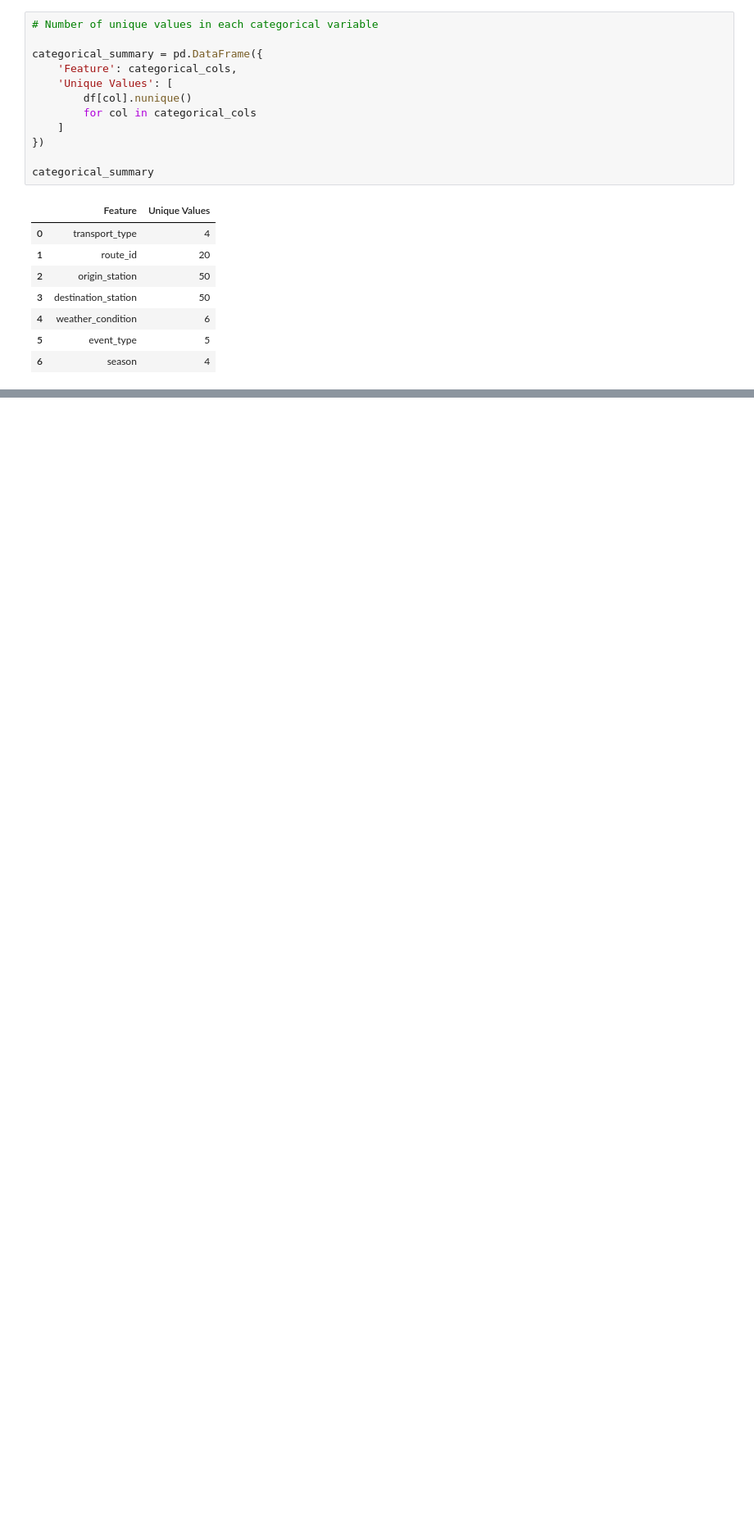
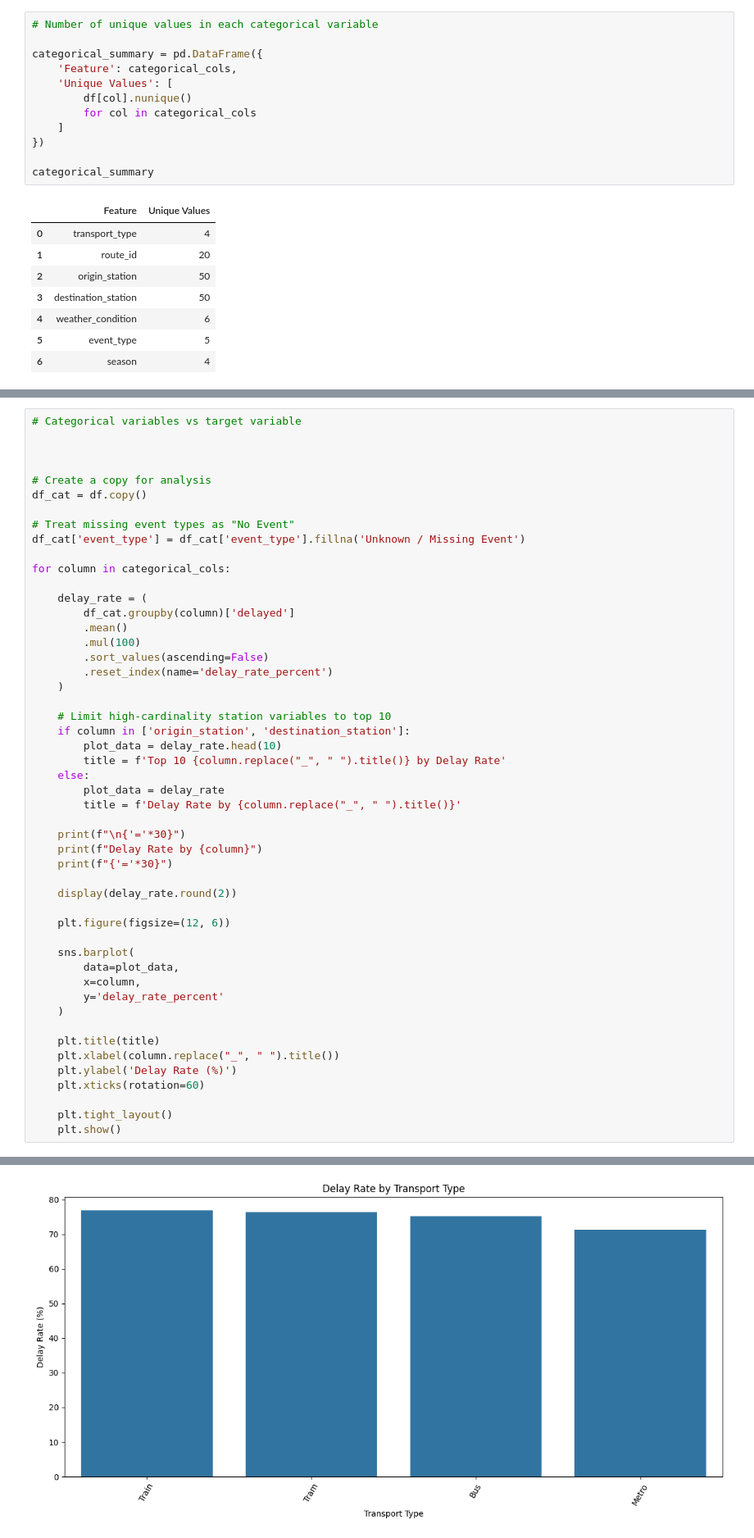
Before and after one commit to srisathvika/Public-Transport-Delay-Prediction, a Jupyter notebook: notebooks/01_Data_Understanding_and_EDA.ipynb, the cells around one changed output, grey strips where cells are left out. Shown at 82% size. Cells and saved outputs as stored; diff of their text form; blank space fills up the shorter version.

```diff
--- a/notebooks/01_Data_Understanding_and_EDA.ipynb
+++ b/notebooks/01_Data_Understanding_and_EDA.ipynb
@@ -1427,0 +1538,51 @@ plt.show()
+# %%
+# Categorical variables vs target variable
+
+
+
+# Create a copy for analysis
+df_cat = df.copy()
+
+# Treat missing event types as "No Event"
+df_cat['event_type'] = df_cat['event_type'].fillna('Unknown / Missing Event')
+
+for column in categorical_cols:
+
+    delay_rate = (
+        df_cat.groupby(column)['delayed']
+        .mean()
+        .mul(100)
+        .sort_values(ascending=False)
+        .reset_index(name='delay_rate_percent')
+    )
+
+    # Limit high-cardinality station variables to top 10
+    if column in ['origin_station', 'destination_station']:
+        plot_data = delay_rate.head(10)
+        title = f'Top 10 {column.replace("_", " ").title()} by Delay Rate'
+    else:
+        plot_data = delay_rate
+        title = f'Delay Rate by {column.replace("_", " ").title()}'
+
+    print(f"\n{'='*30}")
+    print(f"Delay Rate by {column}")
+    print(f"{'='*30}")
+
+    display(delay_rate.round(2))
+
+    plt.figure(figsize=(12, 6))
+
+    sns.barplot(
+        data=plot_data,
+        x=column,
+        y='delay_rate_percent'
+    )
+
+    plt.title(title)
+    plt.xlabel(column.replace("_", " ").title())
+    plt.ylabel('Delay Rate (%)')
+    plt.xticks(rotation=60)
+
+    plt.tight_layout()
+    plt.show()
+# %% [output]
@@ -1427,0 +1597 @@ plt.show()
+[figure, added]
```
Also changed, not shown: parts of 28 cells of this notebook.
